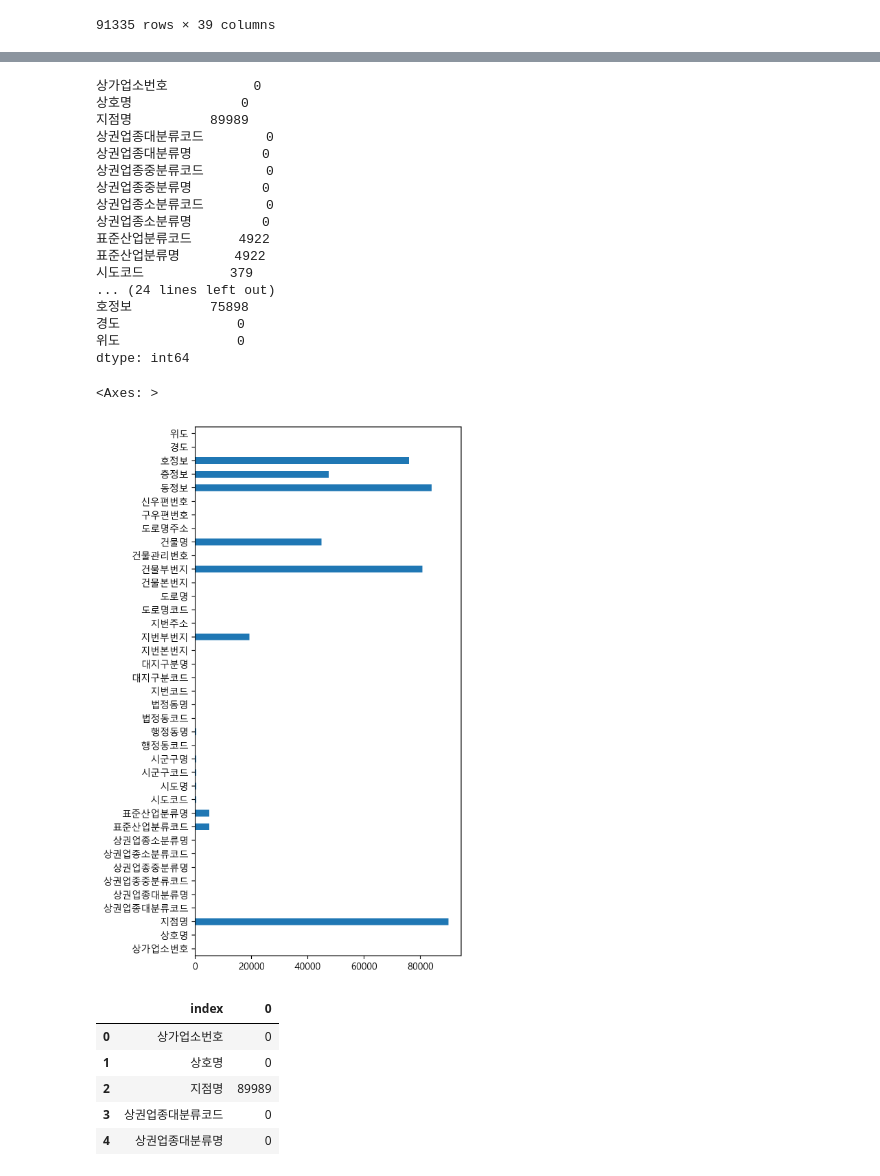
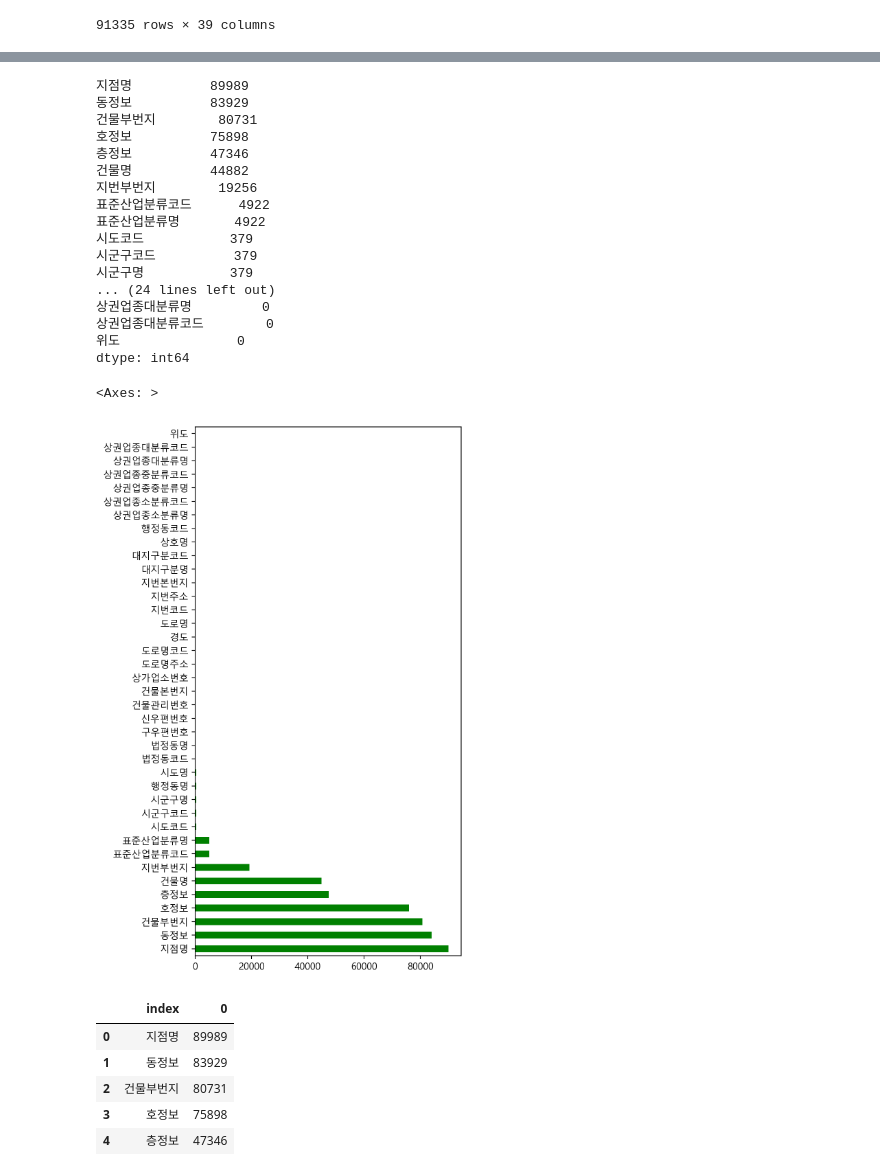
Before and after one commit to byulrim/SelfPacedStudyForPython, a Jupyter notebook: start_data_science_with_python/open_data_analysis.ipynb, the cells around one changed output, grey strips where cells are left out. Cells and saved outputs as stored; diff of their text form; code cells hidden in the pictures.

```diff
--- a/start_data_science_with_python/open_data_analysis.ipynb
+++ b/start_data_science_with_python/open_data_analysis.ipynb
@@ -136,39 +54,39 @@ df.sample(5)
 # %%
-null_count = df.isnull().sum()
+null_count = df.isnull().sum().sort_values(ascending=False)
 null_count
 # %% [output]
-상가업소번호           0
-상호명              0
 지점명          89989
-상권업종대분류코드        0
-상권업종대분류명         0
-상권업종중분류코드        0
-상권업종중분류명         0
-상권업종소분류코드        0
-상권업종소분류명         0
+동정보          83929
+건물부번지        80731
+호정보          75898
+층정보          47346
+건물명          44882
+지번부번지        19256
 표준산업분류코드      4922
 표준산업분류명       4922
 시도코드           379
+시군구코드          379
+시군구명           379
 ... (24 lines left out)
-호정보          75898
-경도               0
+상권업종대분류명         0
+상권업종대분류코드        0
 위도               0
 dtype: int64
 # %%
-null_count.plot.barh(figsize=(5,10))
+null_count.plot.barh(figsize=(5,10), color="green")
 # %% [output]
 <Axes: >
-[figure, old version]
+[figure, new version]
 # %%
 df_null_count = null_count.reset_index()
 df_null_count.head()
 # %% [output]
 |  | index | 0 |
-| 0 | 상가업소번호 | 0 |
-| 1 | 상호명 | 0 |
-| 2 | 지점명 | 89989 |
-| 3 | 상권업종대분류코드 | 0 |
-| 4 | 상권업종대분류명 | 0 |
+| 0 | 지점명 | 89989 |
+| 1 | 동정보 | 83929 |
+| 2 | 건물부번지 | 80731 |
+| 3 | 호정보 | 75898 |
+| 4 | 층정보 | 47346 |
 # %%
 df_null_count.columns = ["컬럼명", "결측치수"]
 df_null_count.head()
```
Also changed, not shown: parts of 40 cells of this notebook.
